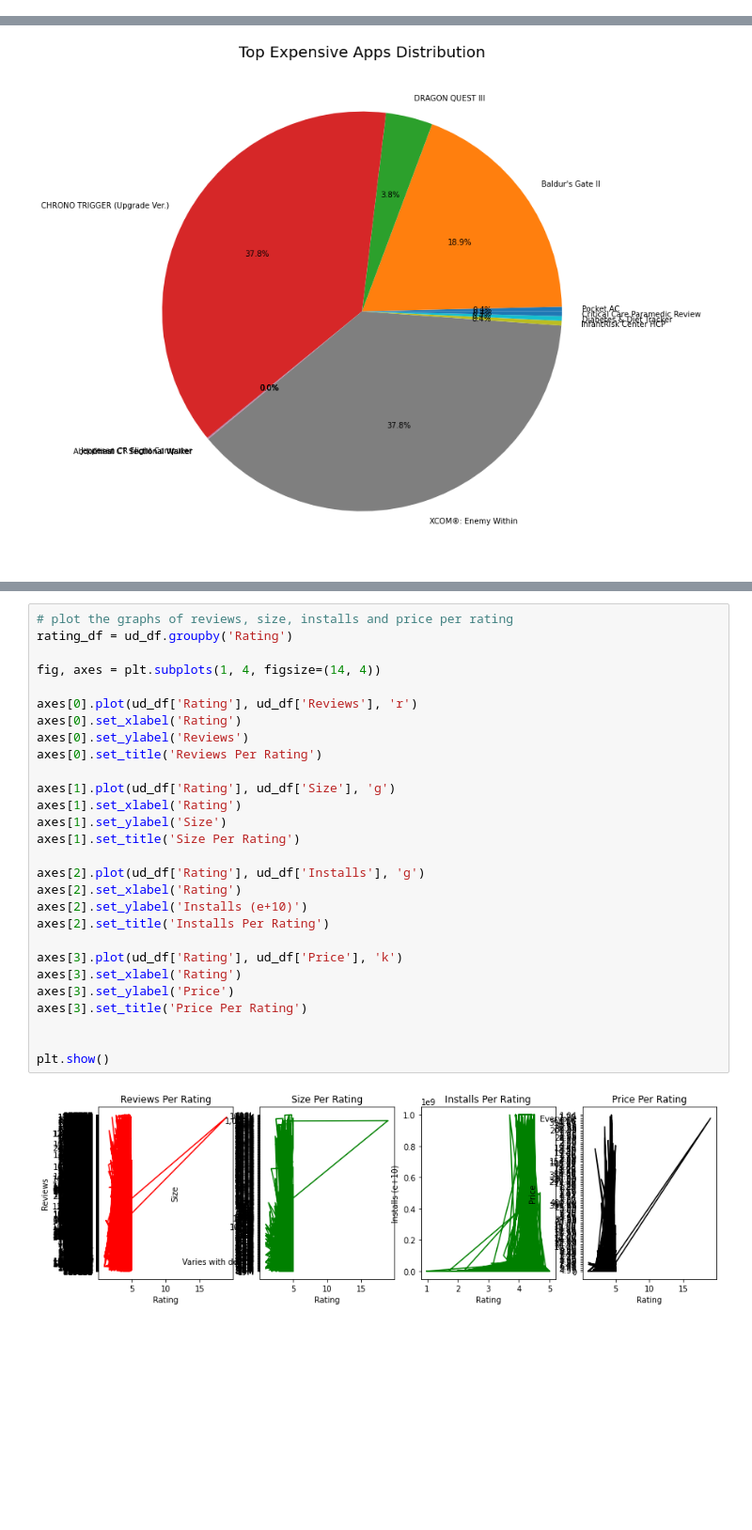
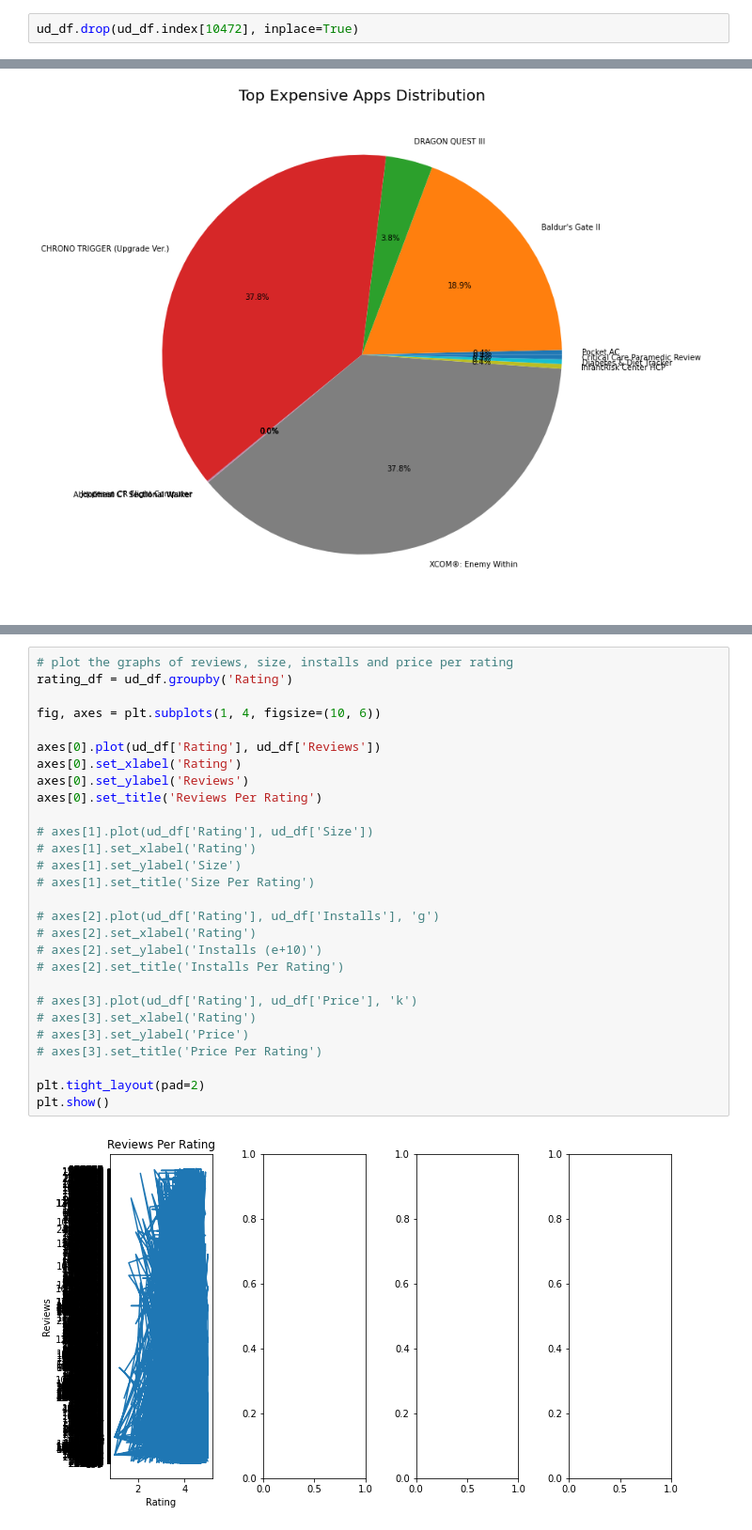
Before and after one commit to pritesh2292/play-store-app-review-analysis, a Jupyter notebook: Pritesh's_Copy_of_Play_Store_App_Review_Analysis_Capstone_Project.ipynb, the cells around one changed output, grey strips where cells are left out. Shown at 94% size. Saved outputs shown, nothing was run; the diff lists cells and outputs as text; blank space fills up the shorter version.

```diff
--- a/Pritesh's_Copy_of_Play_Store_App_Review_Analysis_Capstone_Project.ipynb
+++ b/Pritesh's_Copy_of_Play_Store_App_Review_Analysis_Capstone_Project.ipynb
@@ -190,3 +195,5 @@ memory usage: 1.2+ MB
+# %%
+ud_df.drop(ud_df.index[10472], inplace=True)
 # %%
 playstore_user_review = '/content/drive/MyDrive/Copy of User Reviews.csv'
 ud_df_review = pd.read_csv(playstore_user_review)
@@ -343,30 +350,30 @@ lowest_family.head(5)
 # %%
 # plot the graphs of reviews, size, installs and price per rating
 rating_df = ud_df.groupby('Rating')
 
-fig, axes = plt.subplots(1, 4, figsize=(14, 4))
+fig, axes = plt.subplots(1, 4, figsize=(10, 6))
 
-axes[0].plot(ud_df['Rating'], ud_df['Reviews'], 'r')
+axes[0].plot(ud_df['Rating'], ud_df['Reviews'])
 axes[0].set_xlabel('Rating')
 axes[0].set_ylabel('Reviews')
 axes[0].set_title('Reviews Per Rating')
 
-axes[1].plot(ud_df['Rating'], ud_df['Size'], 'g')
-axes[1].set_xlabel('Rating')
-axes[1].set_ylabel('Size')
-axes[1].set_title('Size Per Rating')
+# axes[1].plot(ud_df['Rating'], ud_df['Size'])
+# axes[1].set_xlabel('Rating')
+# axes[1].set_ylabel('Size')
+# axes[1].set_title('Size Per Rating')
 
-axes[2].plot(ud_df['Rating'], ud_df['Installs'], 'g')
-axes[2].set_xlabel('Rating')
-axes[2].set_ylabel('Installs (e+10)')
-axes[2].set_title('Installs Per Rating')
+# axes[2].plot(ud_df['Rating'], ud_df['Installs'], 'g')
+# axes[2].set_xlabel('Rating')
+# axes[2].set_ylabel('Installs (e+10)')
+# axes[2].set_title('Installs Per Rating')
 
-axes[3].plot(ud_df['Rating'], ud_df['Price'], 'k')
-axes[3].set_xlabel('Rating')
-axes[3].set_ylabel('Price')
-axes[3].set_title('Price Per Rating')
+# axes[3].plot(ud_df['Rating'], ud_df['Price'], 'k')
+# axes[3].set_xlabel('Rating')
+# axes[3].set_ylabel('Price')
+# axes[3].set_title('Price Per Rating')
 
-
+plt.tight_layout(pad=2)
 plt.show()
 # %% [output]
-[figure, old version]
+[figure, new version]
```
Also changed, not shown: parts of 8 cells of this notebook.
